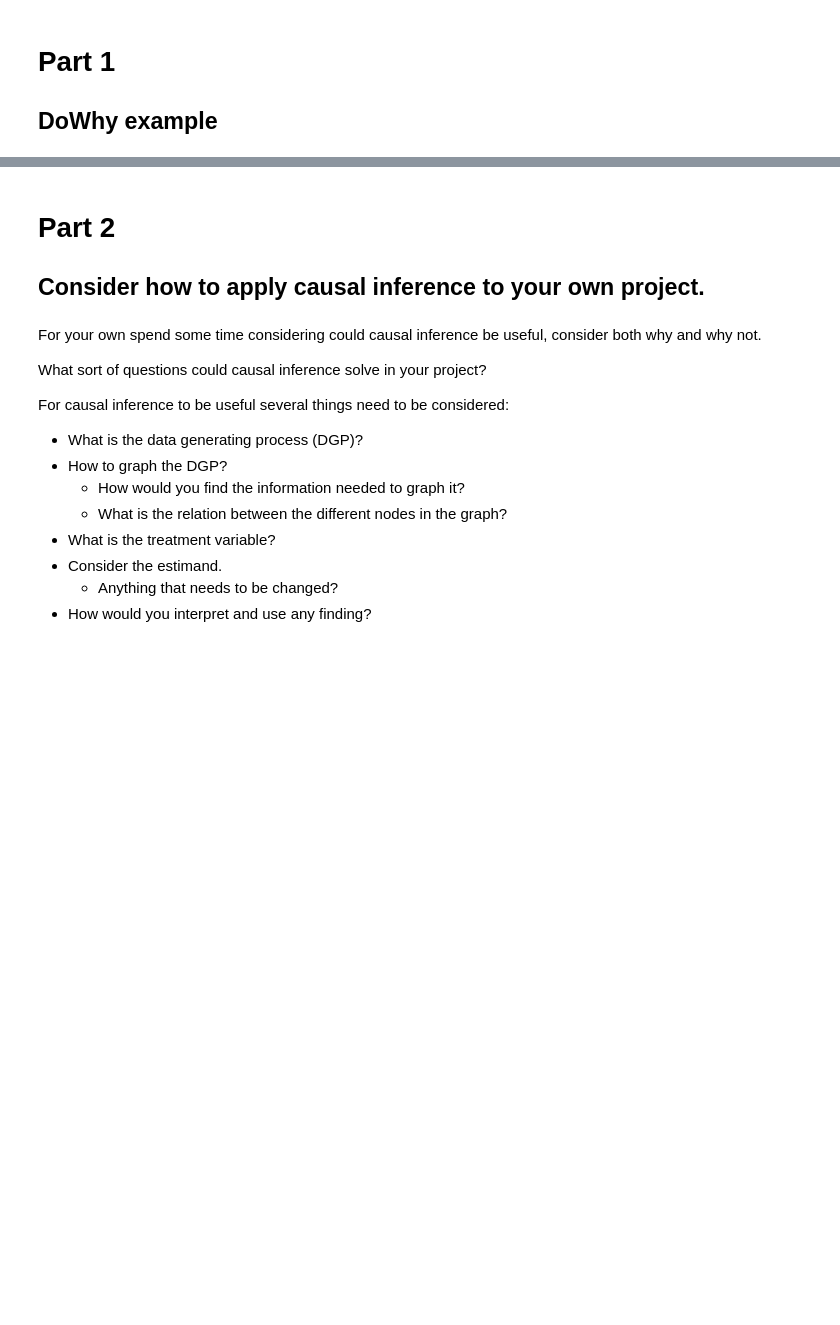
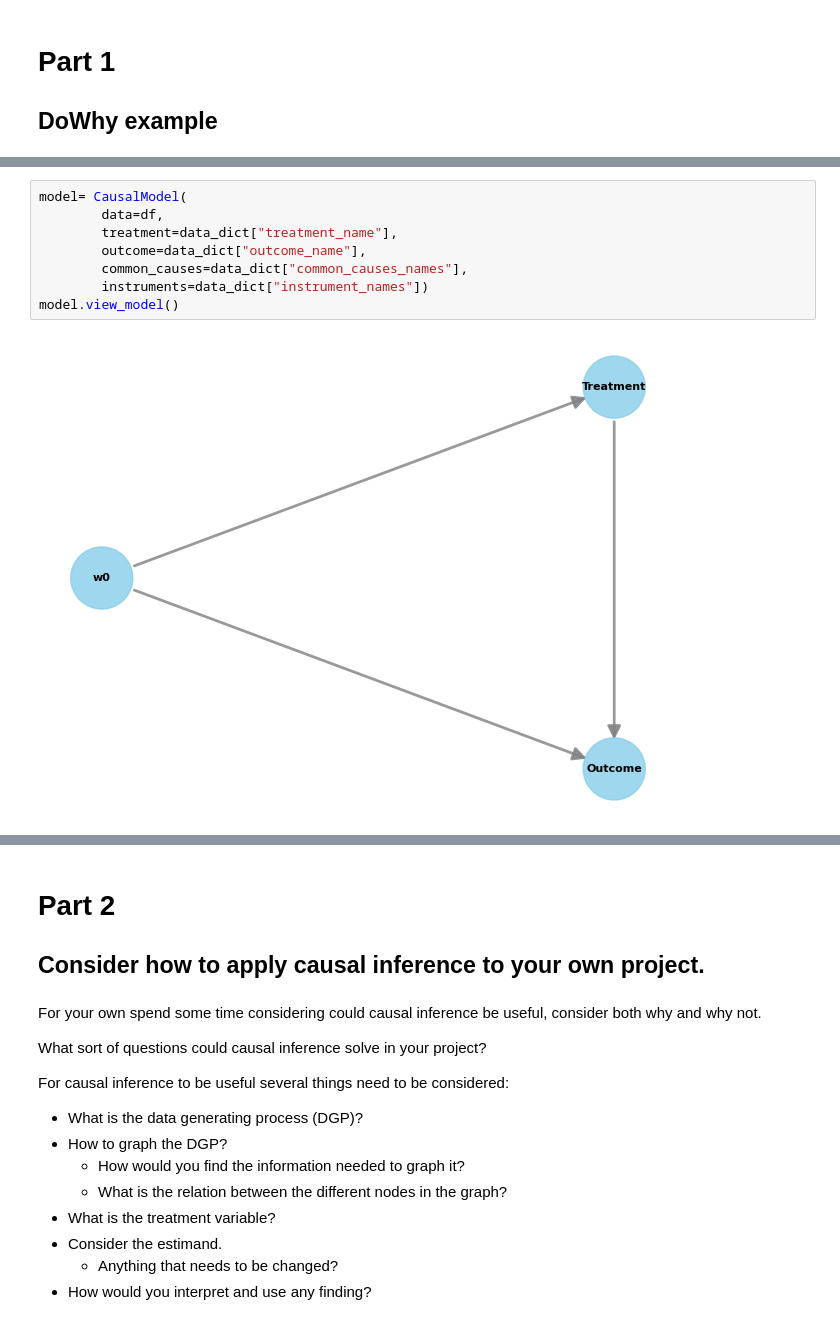
Before and after one commit to jorgenhw/DataSci-AU-24, a Jupyter notebook: nbs/class_07_JHW/exercises.ipynb, the cells around one changed output, grey strips where cells are left out. Drawn from its saved outputs; the diff is of its cells as text; blank space fills up the shorter version.

```diff
--- a/nbs/class_07_JHW/exercises.ipynb
+++ b/nbs/class_07_JHW/exercises.ipynb
@@ -35,0 +47,10 @@ ModuleNotFoundError: No module named 'dowhy'
+# %%
+model= CausalModel(
+        data=df,
+        treatment=data_dict["treatment_name"],
+        outcome=data_dict["outcome_name"],
+        common_causes=data_dict["common_causes_names"],
+        instruments=data_dict["instrument_names"])
+model.view_model()
+# %% [output]
+[figure, added]
```
Also changed, not shown: parts of 16 cells of this notebook, 7 other files.
